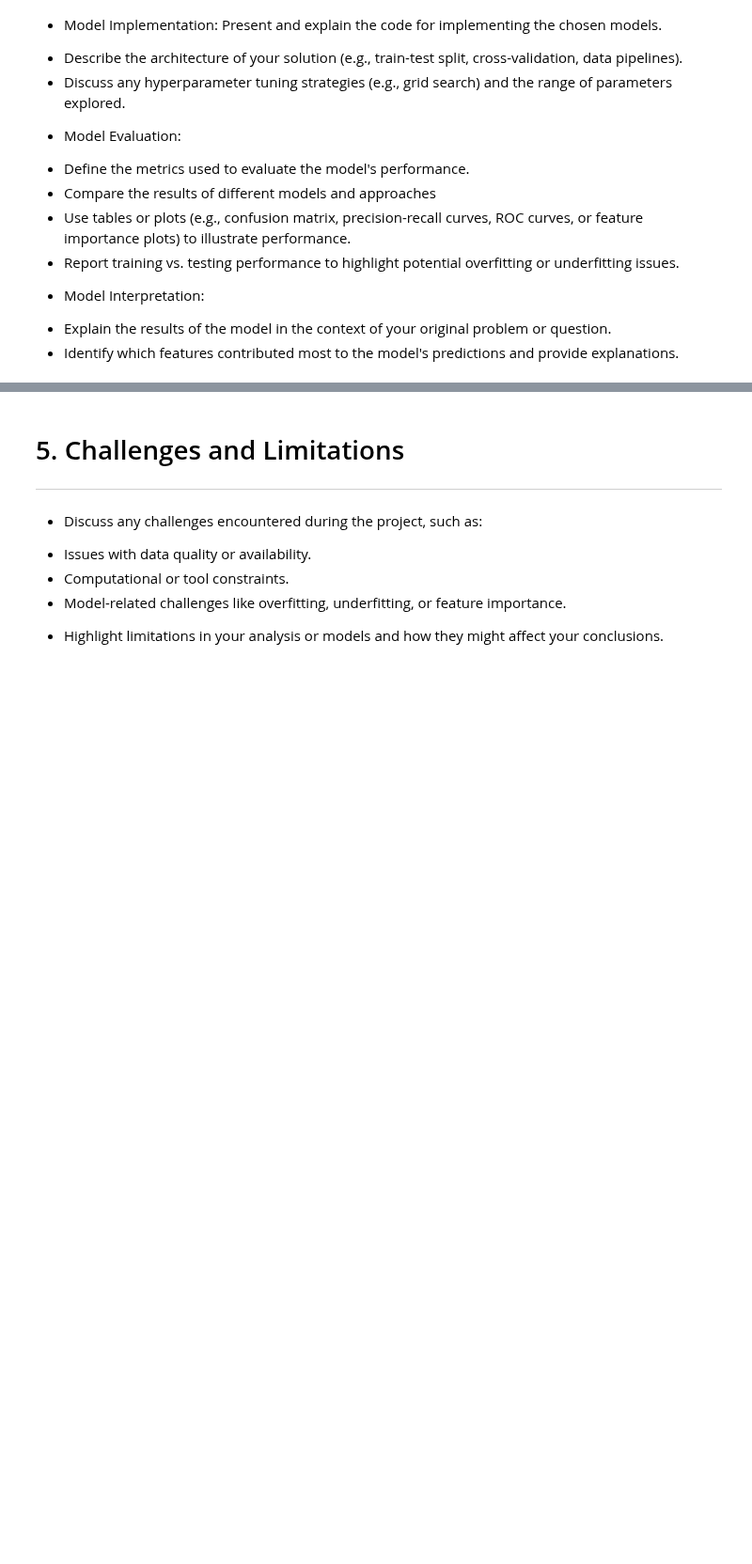
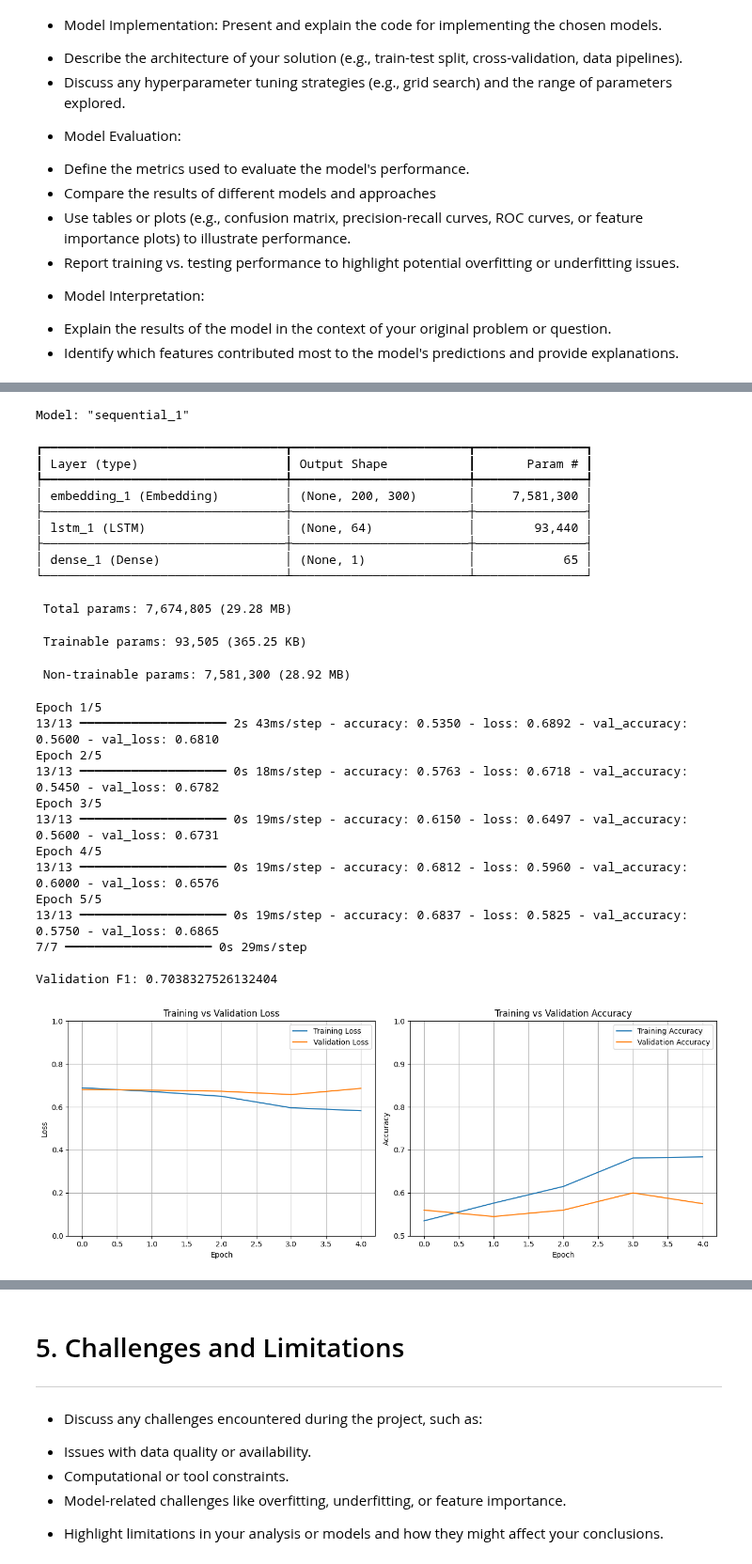
Before and after one commit to sokoruchi100/INFO-371-Project, a Jupyter notebook: INFO371_Final_Project_Report.ipynb, the cells around one changed output, grey strips where cells are left out. Shown at 94% size. Saved outputs shown, nothing was run; the diff lists cells and outputs as text; code cells hidden in the pictures; blank space fills up the shorter version.

```diff
--- a/INFO371_Final_Project_Report.ipynb
+++ b/INFO371_Final_Project_Report.ipynb
@@ -110,0 +667,39 @@ The analysis should be guided by the problem defined earlier. Show your code and
+# %%
+model = model_lstm_v1(units=64, dropout=0, optimizer="adam")
+model.summary()
+history = model.fit(
+    X_train, y_train,
+    validation_data=(X_validate, y_validate),
+    epochs=5,
+    batch_size=64
+)
+print("\nValidation F1:", calculate_f1(model, X_validate, y_validate), "\n")
+plot_training_curves(history)
+# %% [output]
+Model: "sequential_1"
+┏━━━━━━━━━━━━━━━━━━━━━━━━━━━━━━━━━┳━━━━━━━━━━━━━━━━━━━━━━━━┳━━━━━━━━━━━━━━━┓
+┃ Layer (type)                    ┃ Output Shape           ┃       Param # ┃
+┡━━━━━━━━━━━━━━━━━━━━━━━━━━━━━━━━━╇━━━━━━━━━━━━━━━━━━━━━━━━╇━━━━━━━━━━━━━━━┩
+│ embedding_1 (Embedding)         │ (None, 200, 300)       │     7,581,300 │
+├─────────────────────────────────┼────────────────────────┼───────────────┤
+│ lstm_1 (LSTM)                   │ (None, 64)             │        93,440 │
+├─────────────────────────────────┼────────────────────────┼───────────────┤
+│ dense_1 (Dense)                 │ (None, 1)              │            65 │
+└─────────────────────────────────┴────────────────────────┴───────────────┘
+ Total params: 7,674,805 (29.28 MB)
+ Trainable params: 93,505 (365.25 KB)
+ Non-trainable params: 7,581,300 (28.92 MB)
+Epoch 1/5
+13/13 ━━━━━━━━━━━━━━━━━━━━ 2s 43ms/step - accuracy: 0.5350 - loss: 0.6892 - val_accuracy: 0.5600 - val_loss: 0.6810
+Epoch 2/5
+13/13 ━━━━━━━━━━━━━━━━━━━━ 0s 18ms/step - accuracy: 0.5763 - loss: 0.6718 - val_accuracy: 0.5450 - val_loss: 0.6782
+Epoch 3/5
+13/13 ━━━━━━━━━━━━━━━━━━━━ 0s 19ms/step - accuracy: 0.6150 - loss: 0.6497 - val_accuracy: 0.5600 - val_loss: 0.6731
+Epoch 4/5
+13/13 ━━━━━━━━━━━━━━━━━━━━ 0s 19ms/step - accuracy: 0.6812 - loss: 0.5960 - val_accuracy: 0.6000 - val_loss: 0.6576
+Epoch 5/5
+13/13 ━━━━━━━━━━━━━━━━━━━━ 0s 19ms/step - accuracy: 0.6837 - loss: 0.5825 - val_accuracy: 0.5750 - val_loss: 0.6865
+7/7 ━━━━━━━━━━━━━━━━━━━━ 0s 29ms/step
+
+Validation F1: 0.7038327526132404
+[figure, added]
```
Also changed, not shown: parts of 105 cells of this notebook.
